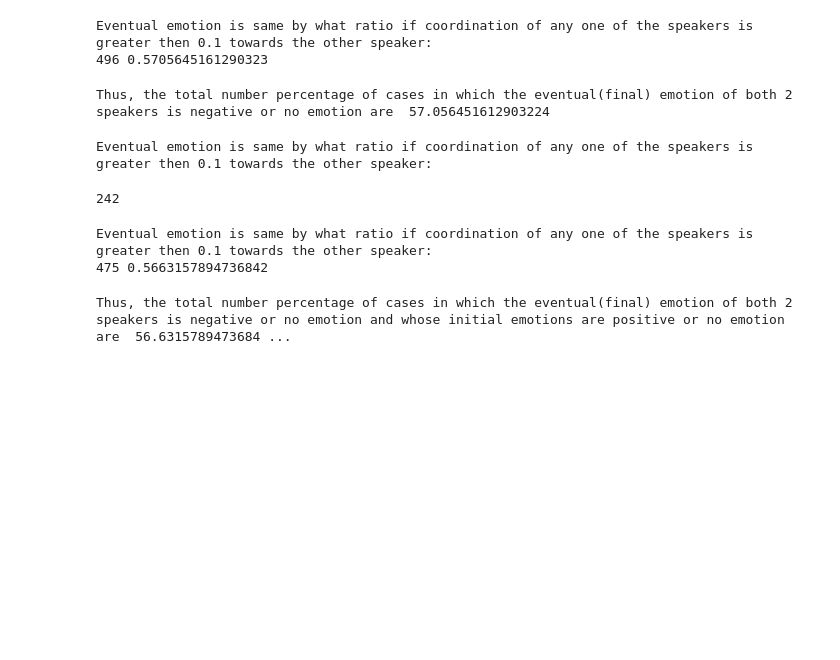
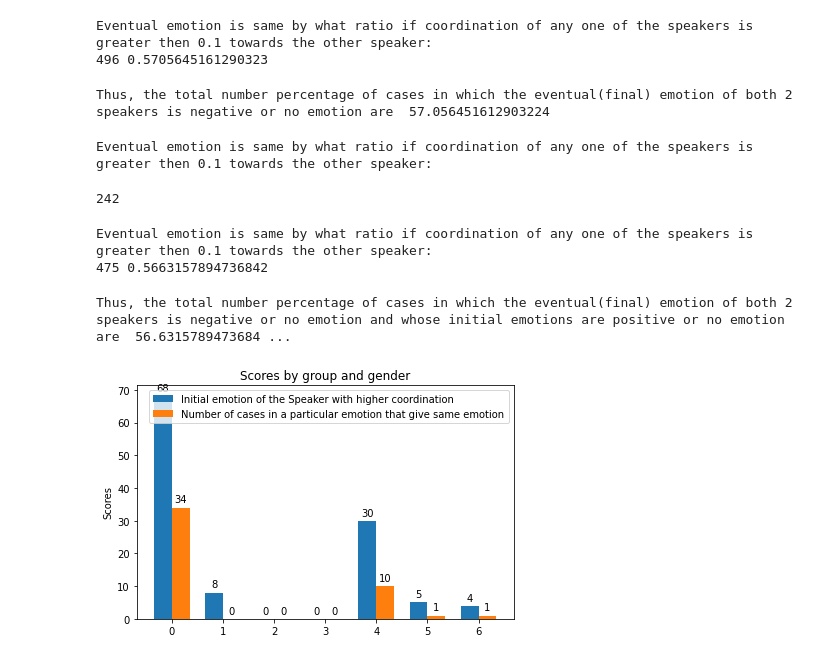
Before and after one commit to VinayakG2002/Coordination, a Jupyter notebook: convokit.ipynb, the cells around one changed output. Drawn from its saved outputs; the diff is of its cells as text; code cells hidden in the pictures; blank space fills up the shorter version.

```diff
--- a/convokit.ipynb
+++ b/convokit.ipynb
@@ -198,3 +198,6 @@ print(corpus)
 coord= convokit.Coordination()
 coord.fit(corpus)
 coord.transform(corpus)
+
+speaker_a= lambda speaker: int(speaker.meta["speaker_id"])%2==0
+speaker_b= lambda speaker: int(speaker.meta["speaker_id"])%2==1
@@ -219,6 +220,8 @@ for i in range(26236):
 print('Eventual emotion is same by what ratio if coordination of any one of the speakers is greater then 0.1 towards the other speaker:')
 t=set()
 q=set()
+initial_emotions=[0,0,0,0,0,0,0]
+final_emotion_same=[0,0,0,0,0,0,0]
 speakera_to_speakerb=coord.summarize(corpus, speaker_a, speaker_b)
 for speakera, score in sorted(speakera_to_speakerb.averages_by_speaker().items(),
     key=lambda x: x[1], reverse=True):
@@ -232,6 +235,7 @@ for speakera, score in sorted(speakera_to_speakerb.averages_by_speaker().items()
         emotion_speaker2=list_of_emotion[int(speakera.id)-1]
     if emotion_speaker1[0]!=emotion_speaker2[0]:
         t.add(int(speakera.id))
+        initial_emotions[emotion_speaker1[0]]+=1
     length1=len(emotion_speaker1)
     length2=len(emotion_speaker2)
     #if (emotion_speaker1[0]!=emotion_speaker2[0]) and (((emotion_speaker1[0]==0 and emotion_speaker1[length1-1]==0) or (emotion_speaker2[0]==0 and emotion_speaker2[length2-1]==0))):
@@ -239,6 +243,7 @@ for speakera, score in sorted(speakera_to_speakerb.averages_by_speaker().items()
     if length1>1:
         if emotion_speaker1[0]!=emotion_speaker2[0] and emotion_speaker1[length1-1]==emotion_speaker2[length2-1]:
             q.add(int(speakera.id))
+            final_emotion_same[emotion_speaker1[0]]+=1
         #if (emotion_speaker1[0]!=emotion_speaker2[0]) and (((emotion_speaker1[0]==0 and emotion_speaker1[length1-1]==0) or (emotion_speaker2[0]==0 and emotion_speaker2[length2-1]==0))):
             #q.discard(int(speakera.id))
 len(t)
@@ -262,6 +267,7 @@ for speakerb, score in sorted(speakerb_to_speakera.averages_by_speaker().items()
         emotion_speaker2=list_of_emotion[int(speakerb.id)-1]
     if emotion_speaker1[0]!=emotion_speaker2[0]:
         t.add(int(speakerb.id))
+        initial_emotions[emotion_speaker2[0]]+=1
     length1=len(emotion_speaker1)
     length2=len(emotion_speaker2)
    # if (emotion_speaker1[0]!=emotion_speaker2[0]) and (emotion_speaker1[0]==0 and emotion_speaker1[length1-1]==0) or (emotion_speaker2[0]==0 and emotion_speaker2[length2-1]==0):
@@ -269,6 +275,7 @@ for speakerb, score in sorted(speakerb_to_speakera.averages_by_speaker().items()
     if length1>1:
         if emotion_speaker1[0]!=emotion_speaker2[0] and emotion_speaker1[length1-1]==emotion_speaker2[length2-1]:
             q.add(int(speakerb.id))
+            final_emotion_same[emotion_speaker2[0]]+=1
         #if (emotion_speaker1[0]!=emotion_speaker2[0]) and (emotion_speaker1[0]==0 and emotion_speaker1[length1-1]==0) or (emotion_speaker2[0]==0 and emotion_speaker2[length2-1]==0):
             #q.discard(int(speakerb.id))
 print(len(t),len(q)/len(t))
@@ -643,3 +650,32 @@ def make_chart(a_scores, b_scores, a_description, b_description, a_color="b", b_
     filename = str(a_description) + " vs " + str(b_description) + ".png"
     plt.savefig(filename, bbox_inches="tight")
     print('Created chart "' + filename + '"')
+# %%
+import matplotlib.pyplot as plt
+import numpy as np
+
+
+labels = ['No-emotion', 'Anger', 'Disgust', 'Fear', 'happiness','Sadness','Surprise']
+
+
+x = np.arange(len(labels))  # the label locations
+width = 0.35  # the width of the bars
+
+fig, ax = plt.subplots()
+rects1 = ax.bar(x - width/2, initial_emotions, width, label='Initial emotion of the Speaker with higher coordination')
+rects2 = ax.bar(x + width/2, final_emotion_same, width, label='Number of cases in a particular emotion that give same emotion')
+
+# Add some text for labels, title and custom x-axis tick labels, etc.
+ax.set_ylabel('Scores')
+ax.set_title('Scores by group and gender')
+
+ax.legend()
+
+ax.bar_label(rects1, padding=3)
+ax.bar_label(rects2, padding=3)
+
+fig.tight_layout()
+
+plt.show()
+# %% [output]
+[figure, added]
```
Also changed, not shown: parts of 1 cell of this notebook.
